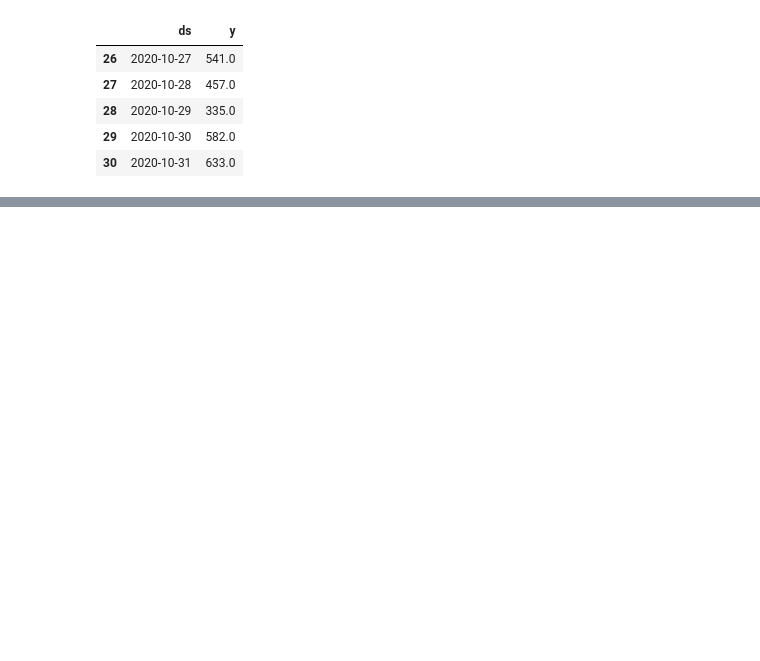
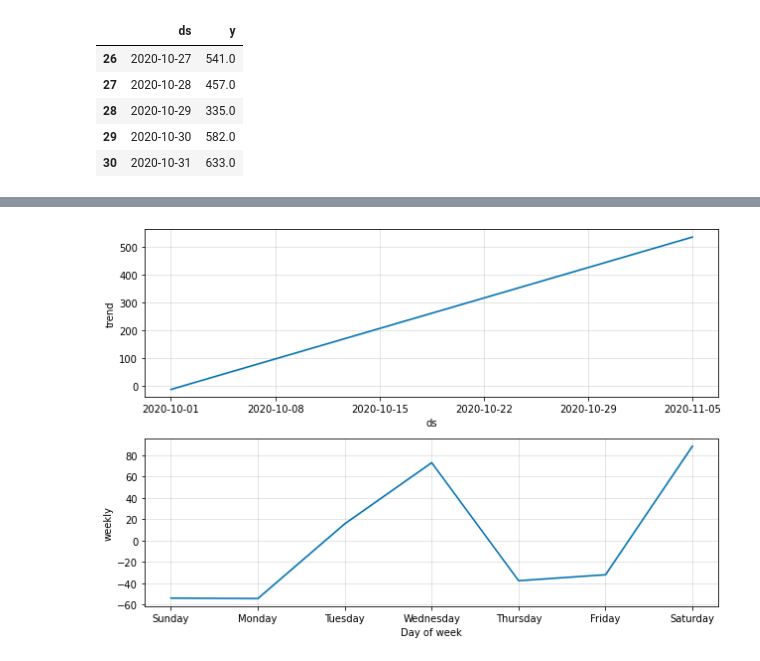
Before and after one commit to Shankeerthan101297/The_Tyrants_Datathon2020, a Jupyter notebook: Covid19_SL.ipynb, the cells around one changed output, grey strips where cells are left out. Saved outputs shown, nothing was run; the diff lists cells and outputs as text; code cells hidden in the pictures; blank space fills up the shorter version.

```diff
--- a/Covid19_SL.ipynb
+++ b/Covid19_SL.ipynb
@@ -63,0 +60,4 @@ confirmed_forecast_plot =m.plot_components(forecast)
+# %%
+min_confirmed_forecast_plot =model.plot_components(min_forecast)
+# %% [output]
+[figure, added]
```
Also changed, not shown: parts of 7 cells of this notebook.
